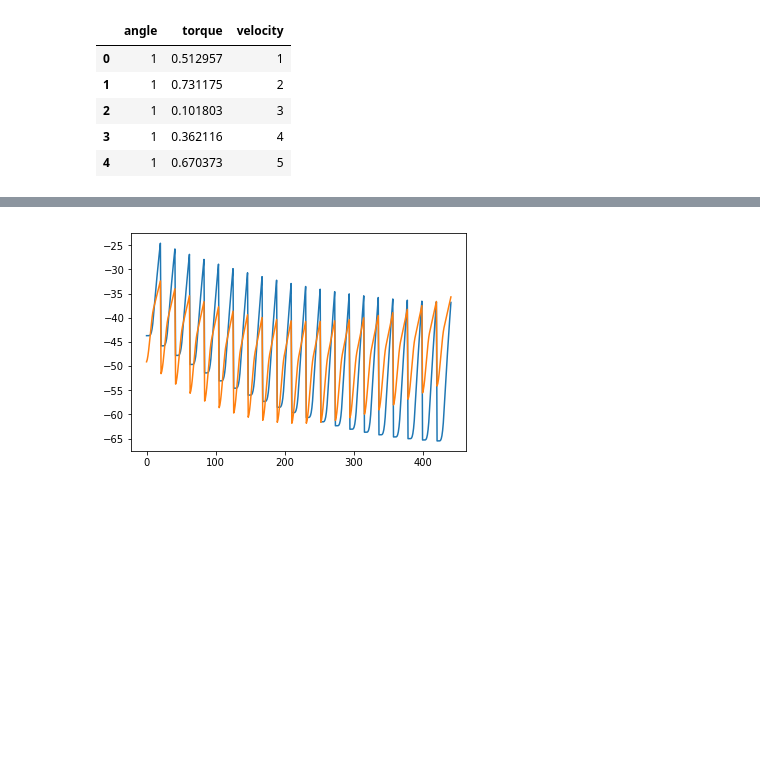
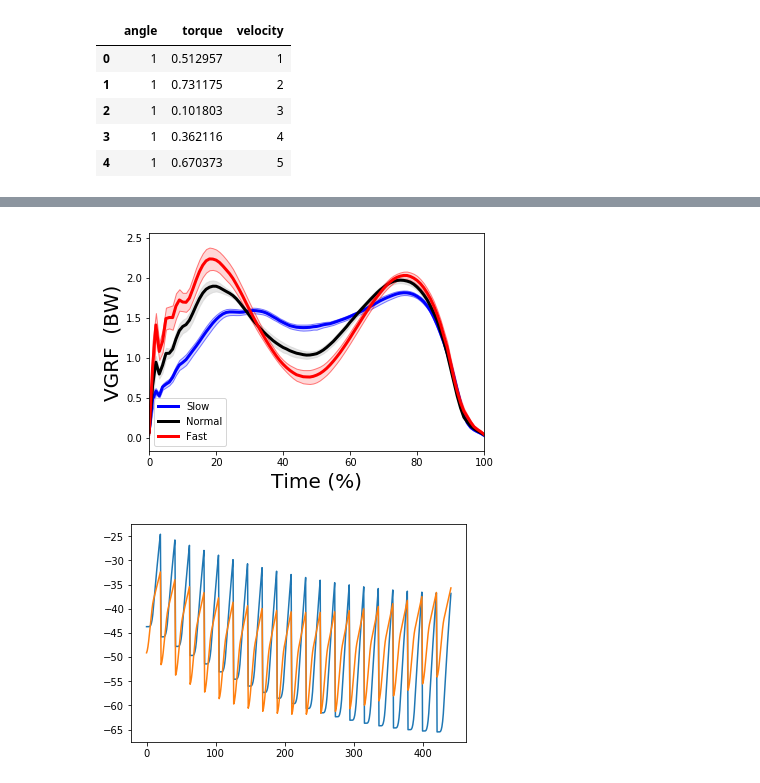
Before and after one commit to romainmartinez/envergo, a Jupyter notebook: 1_spm.ipynb, the cells around one changed output, grey strips where cells are left out. Saved outputs shown, nothing was run; the diff lists cells and outputs as text; code cells hidden in the pictures; blank space fills up the shorter version.

```diff
--- a/1_spm.ipynb
+++ b/1_spm.ipynb
@@ -84,3 +191,21 @@ for position in torque:
+# %%
+dataset = spm1d.data.uv1d.anova1.SpeedGRFcategorical()
+Y,A     = dataset.get_data()
+Y0      = Y[A==1]
+Y1      = Y[A==2]
+Y2      = Y[A==3]
+
+plt.close('all')
+spm1d.plot.plot_mean_sd(Y0, linecolor='b', facecolor=(0.7,0.7,1), edgecolor='b', label='Slow')
+spm1d.plot.plot_mean_sd(Y1, label='Normal')
+spm1d.plot.plot_mean_sd(Y2, linecolor='r', facecolor=(1,0.7,0.7), edgecolor='r', label='Fast')
+plt.xlim(0, 100)
+plt.xlabel('Time (%)', size=20)
+plt.ylabel('VGRF  (BW)', size=20)
+plt.legend(loc='lower left')
+plt.show()
+# %% [output]
+[figure, added]
 # %%
 for i in range(2):
     plt.plot(torque['Abd90ER']['Flex'][:, :, i].flatten())
```
Also changed, not shown: parts of 7 cells of this notebook, 1 other file.
